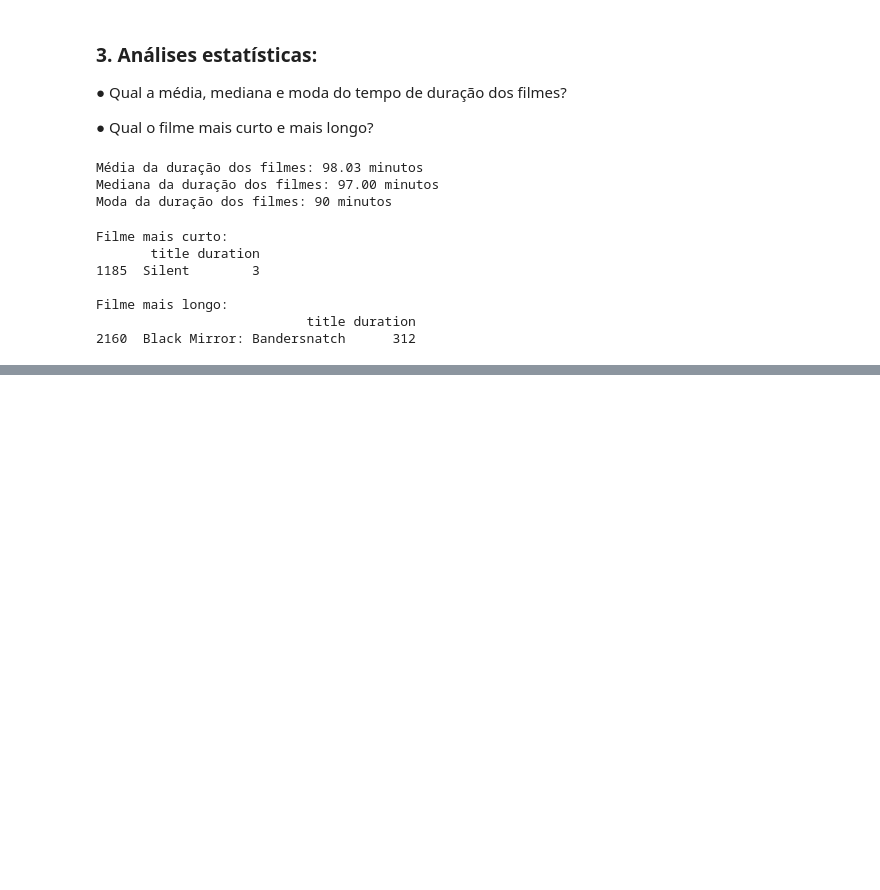
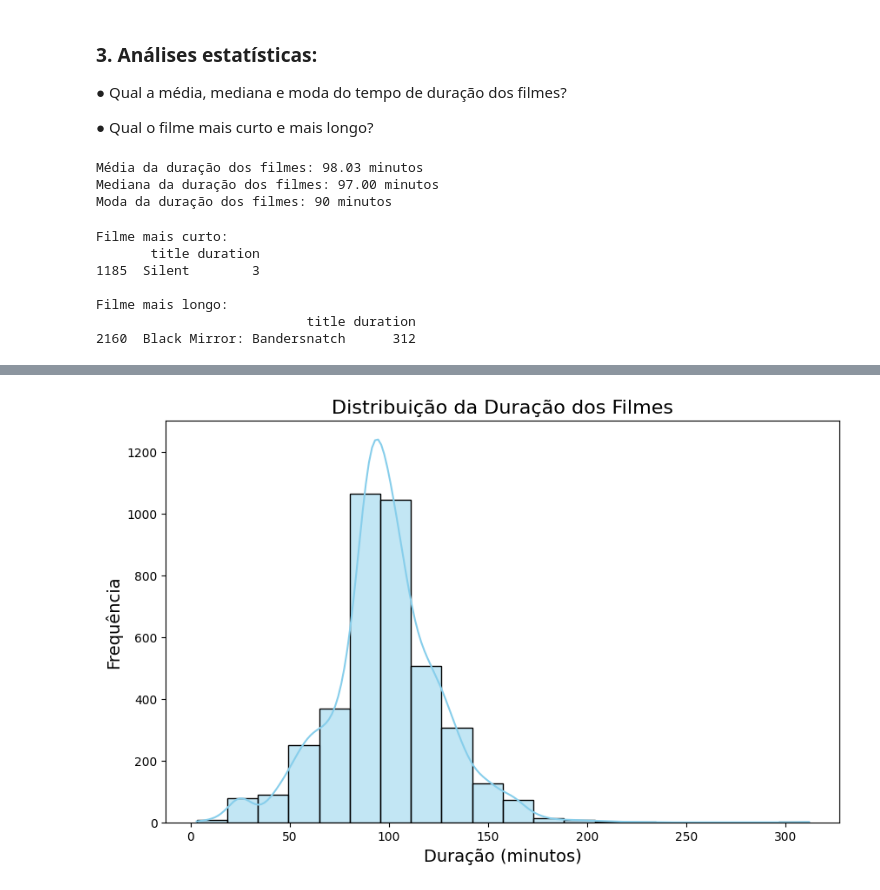
Before and after one commit to bellabrandoni/LocalizaDataAnlytics-Womakers, a Jupyter notebook: Estatisitica com Python- Frequências e Medidas/Desafio/Challenge - Frequências e Medidas.ipynb, the cells around one changed output, grey strips where cells are left out. Cells and saved outputs as stored; diff of their text form; code cells hidden in the pictures; blank space fills up the shorter version.

```diff
--- a/Estatisitica com Python- Frequências e Medidas/Desafio/Challenge - Frequências e Medidas.ipynb
+++ b/Estatisitica com Python- Frequências e Medidas/Desafio/Challenge - Frequências e Medidas.ipynb
@@ -198,0 +246,34 @@ Filme mais longo:
+# %%
+#Criar um histograma para analisar a distribuição da duração dos filmes.
+
+# Limpar a coluna 'duration' para garantir que apenas os números permanecem
+df['duration'] = df['duration'].str.replace(' min', '', regex=False)
+
+
+# Converter a coluna 'duration' para numérico
+df['duration'] = pd.to_numeric(df['duration'], errors='coerce')
+
+
+#Filtrando os filmes :
+# Filtrar apenas os filmes (considerando que 'type' tem o valor 'Movie' para filmes)
+filmes = df[df['type'] == 'Movie']
+
+# Criando o histograma
+#definindo o tamanho do grafico -gráfico terá 10 polegadas de largura e 6 pol
+#bins=20: Define o número de intervalos (bins) no histograma.
+#kde=True: Ativa a sobreposição de uma Curva de Densidade de Kernel (KDE) no histograma,
+#color="skyblue": Define um cor das barras do histograma.
+#edgecolor="black": Define a cor das bordas das barras, que são coloridas de preto.
+
+plt.figure(figsize=(10, 6))
+sns.histplot(filmes['duration'], bins=20, kde=True, color="skyblue", edgecolor="black")
+
+# Adicionar título e rótulos aos eixos
+plt.title('Distribuição da Duração dos Filmes', fontsize=16)
+plt.xlabel('Duração (minutos)', fontsize=14)
+plt.ylabel('Frequência', fontsize=14)
+
+# Exibir o gráfico
+plt.show()
+# %% [output]
+[figure, added]
```
Also changed, not shown: parts of 4 cells of this notebook.
